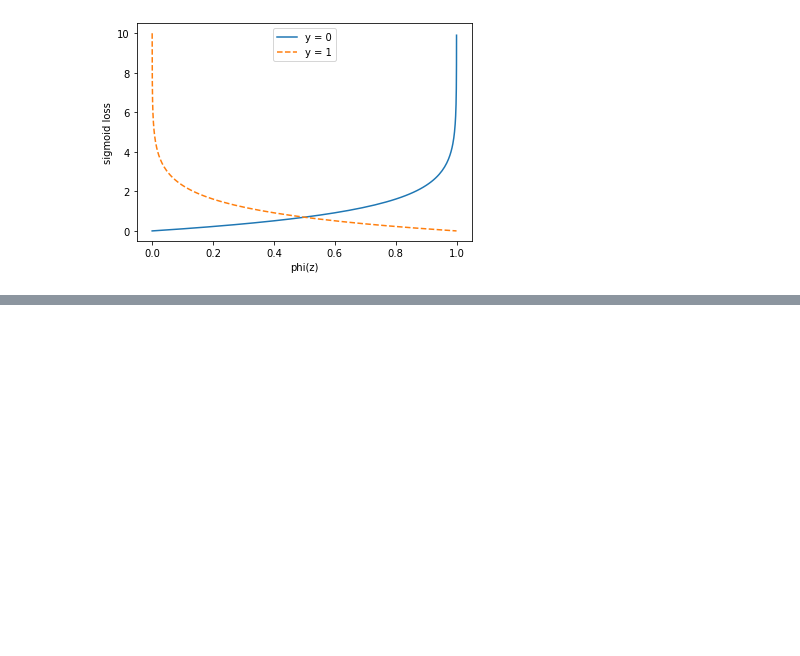
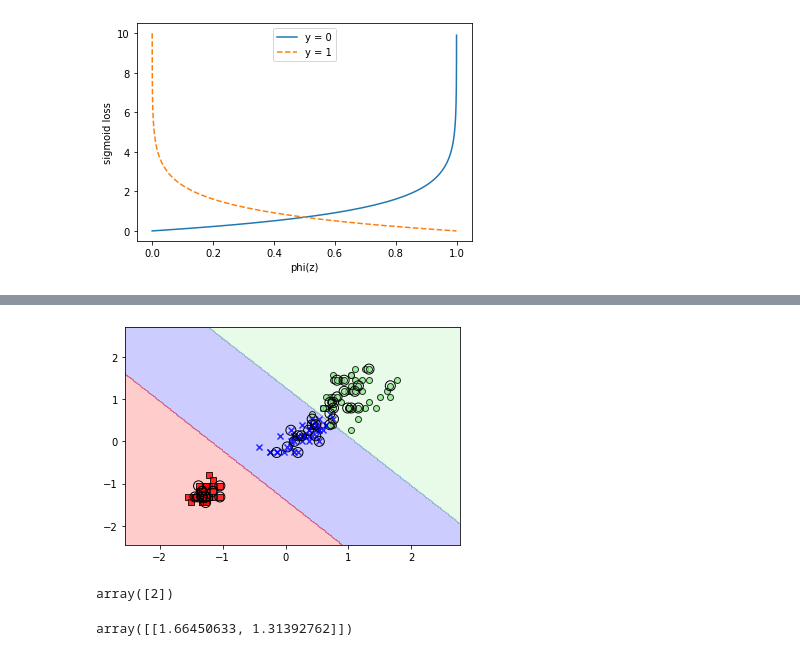
Before and after one commit to Mekhak/machine_learning_lessons, a Jupyter notebook: Raschka_python_machine_learning/chapter_03/LogisticRegression.ipynb, the cells around one changed output, grey strips where cells are left out. Saved outputs shown, nothing was run; the diff lists cells and outputs as text; code cells hidden in the pictures; blank space fills up the shorter version.

```diff
--- a/Raschka_python_machine_learning/chapter_03/LogisticRegression.ipynb
+++ b/Raschka_python_machine_learning/chapter_03/LogisticRegression.ipynb
@@ -33,0 +144,10 @@ Text(0, 0.5, 'sigmoid loss')
+# %%
+# scale the features
+sc = StandardScaler()
+sc.fit(X_train)
+
+X_train_std = sc.transform(X_train)
+X_test_std = sc.transform(X_test)
+
+X_combined_std = np.vstack((X_train_std, X_test_std))
+y_combined = np.hstack((y_train, y_test))
@@ -33,0 +160,14 @@ Text(0, 0.5, 'sigmoid loss')
+# %%
+lr = LogisticRegression(C = 100, random_state=1)
+lr.fit(X_train_std, y_train)
+plot_decision_regions(X_combined_std, y_combined, classifier=lr, test_idx=range(105, 150))
+# %% [output]
+[figure, added]
+# %%
+lr.predict([X_test_std[0, :]])
+# %% [output]
+array([2])
+# %%
+X_test_std[0, :].reshape(1, -1)
+# %% [output]
+array([[1.66450633, 1.31392762]])
```
Also changed, not shown: parts of 11 cells of this notebook, 1 other file.
